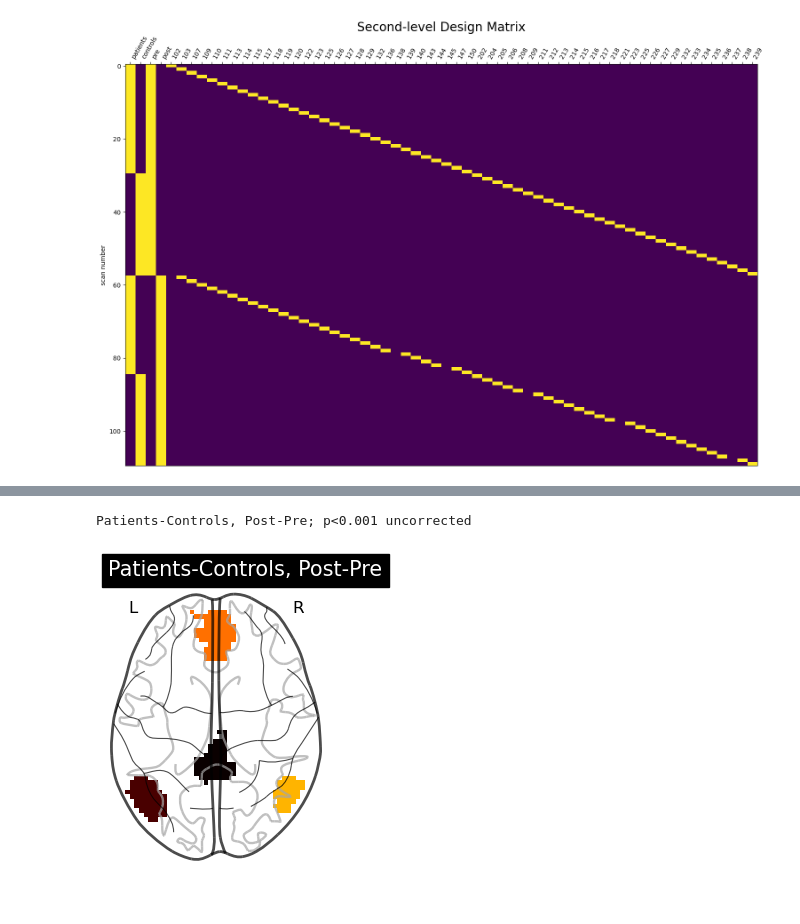
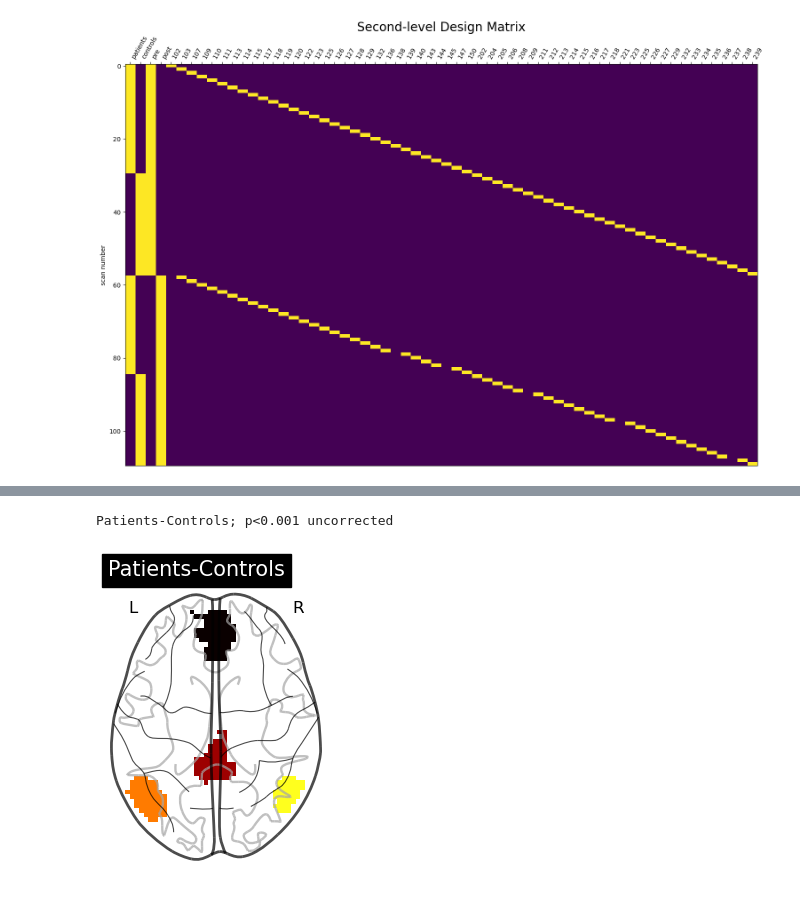
Before and after one commit to gillgrennan/self-other_ms, a Jupyter notebook: self-other_dmn_roi_analysis.ipynb, the cells around one changed output, grey strips where cells are left out. Cells and saved outputs as stored; diff of their text form; code cells hidden in the pictures.

```diff
--- a/self-other_dmn_roi_analysis.ipynb
+++ b/self-other_dmn_roi_analysis.ipynb
@@ -821,8 +821,8 @@ basic_contrasts = {
 
 contrasts = {
     "Patients-Controls, Post-Pre": (basic_contrasts["patients"]-basic_contrasts["controls"]+basic_contrasts["post"]-basic_contrasts["pre"]),
-#    "Post-Pre": (basic_contrasts["post"]-basic_contrasts["pre"]),
-#    "Patients-Controls": (basic_contrasts["patients"]-basic_contrasts["controls"]),
+    "Post-Pre": (basic_contrasts["post"]-basic_contrasts["pre"]),
+    "Patients-Controls": (basic_contrasts["patients"]-basic_contrasts["controls"]),
     }
 contrasts
 
@@ -836,31 +838,31 @@ plt.show()
 # %%
 #Plotting! <0.001 uncorrected
 import numpy as np
 import matplotlib.pyplot as plt
 from nilearn import plotting
 
 p001_unc = norm.isf(0.001)
 
-contrast_id = 'Patients-Controls, Post-Pre'
+contrast_id = 'Patients-Controls'
 
 contrast_val = contrasts[contrast_id]
 print(f"{contrast_id}; p<0.001 uncorrected")
 
 # computing contrast:
 contrast = compute_contrast(secondlevel_labels, secondlevel_estimates, contrast_val)
 z_score = contrast.z_score()
 
 plotimg = masker.inverse_transform(z_score)
 
 plotting.plot_glass_brain(
     plotimg,
     display_mode="z",
     title=contrast_id,
     )
 plotting.show()
 # %% [output]
-Patients-Controls, Post-Pre; p<0.001 uncorrected
+Patients-Controls; p<0.001 uncorrected
-[figure, old version]
+[figure, new version]
 # %%
 from nilearn import plotting, surface
 from nilearn.surface import vol_to_surf
```
Also changed, not shown: parts of 7 cells of this notebook.
